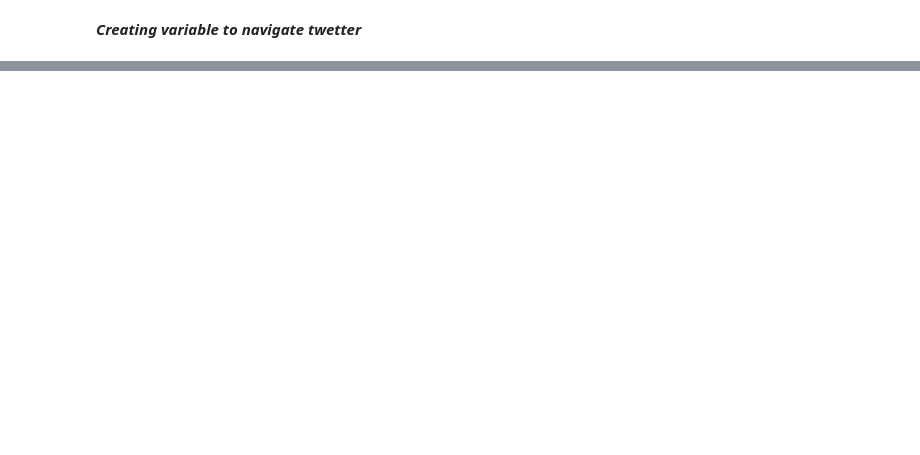
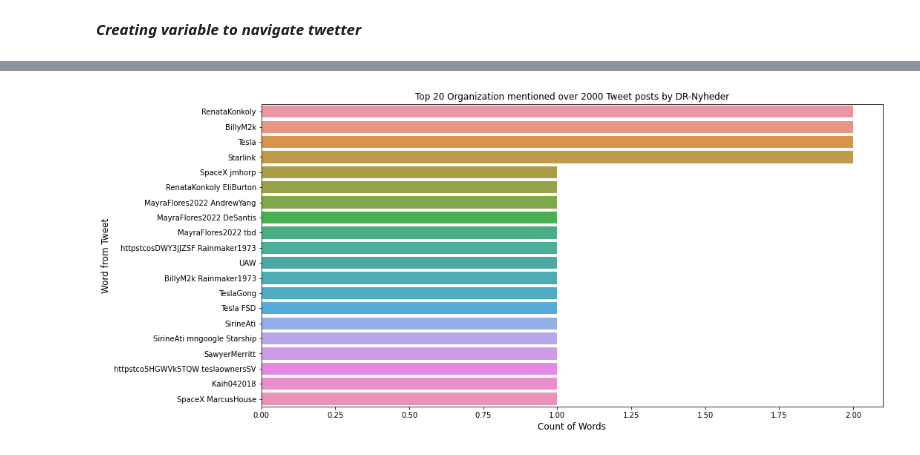
Before and after one commit to mrchapagain/SocialNetworkAnalytics, a Jupyter notebook: TwiteerDataAnalytics.ipynb, the cells around one changed output, grey strips where cells are left out. Drawn from its saved outputs; the diff is of its cells as text; code cells hidden in the pictures; blank space fills up the shorter version.

```diff
--- a/TwiteerDataAnalytics.ipynb
+++ b/TwiteerDataAnalytics.ipynb
@@ -536,0 +108,14 @@ Toronto, ON
+# %%
+import spacy.cli
+#spacy.cli.download("en_core_web_lg")
+nlp = spacy.load('en_core_web_lg')
+# %%
+# Split all the sentances and creat the list of sentence of from the tweet columns
+list_of_sentences = [sentence for sentence in df.tweets]
+
+lines = []
+for sentence in list_of_sentences:
+  words = sentence.split()
+  for w in words:
+    lines.append(w)
+print(lines)
@@ -536,0 +124,9 @@ Toronto, ON
+# %%
+# Removing Punctuation by using Regular Expression (RegEx)
+lines = [re.sub(r'[^A-Za-z0-9]+', '', x) for x in lines]
+
+lines2= []
+
+for word in lines:
+  if word != '':
+    lines2.append(word)
@@ -536,0 +177,19 @@ Toronto, ON
+# %%
+str1 = " "
+stem2 = str1.join(lines2)
+stem2 = nlp(stem2)
+label = [(X.text, X.label_) for X in stem2.ents]
+df6 = pd.DataFrame(label, columns = ['Word', 'Entity'])
+df7 = df6.where(df6['Entity'] == 'ORG')
+df7 = df7['Word'].value_counts()
+# %%
+# Visualization again
+dfx= df7[:20, ]
+plt.figure(figsize=(15,7.5))
+sns.barplot(dfx.values, dfx.index, alpha=1)
+plt.title('Top 20 Organization mentioned over 2000 Tweet posts by DR-Nyheder')
+plt.ylabel('Word from Tweet', fontsize=12)
+plt.xlabel('Count of Words', fontsize=12)
+plt.show()
+# %% [output]
+[figure, added]
```
Also changed, not shown: parts of 36 cells of this notebook.
